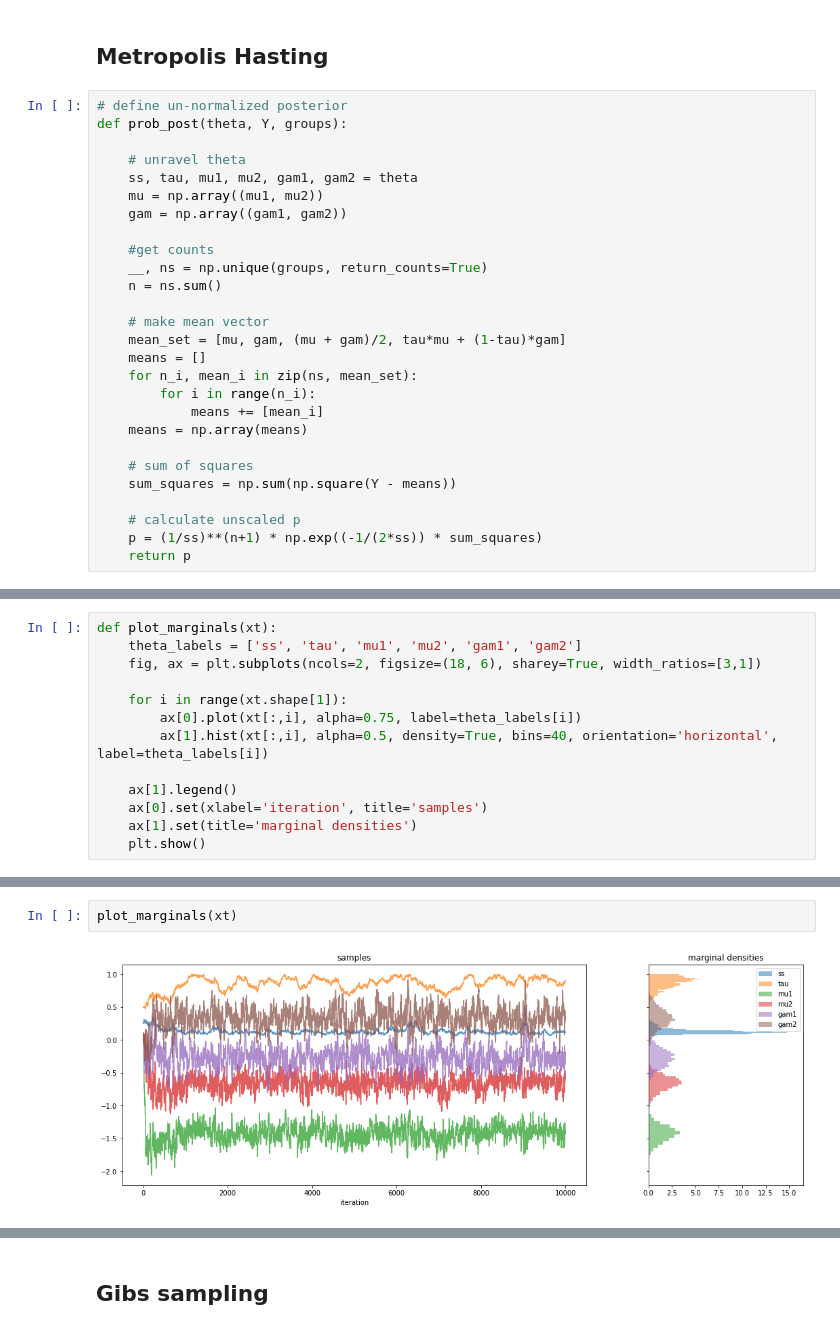
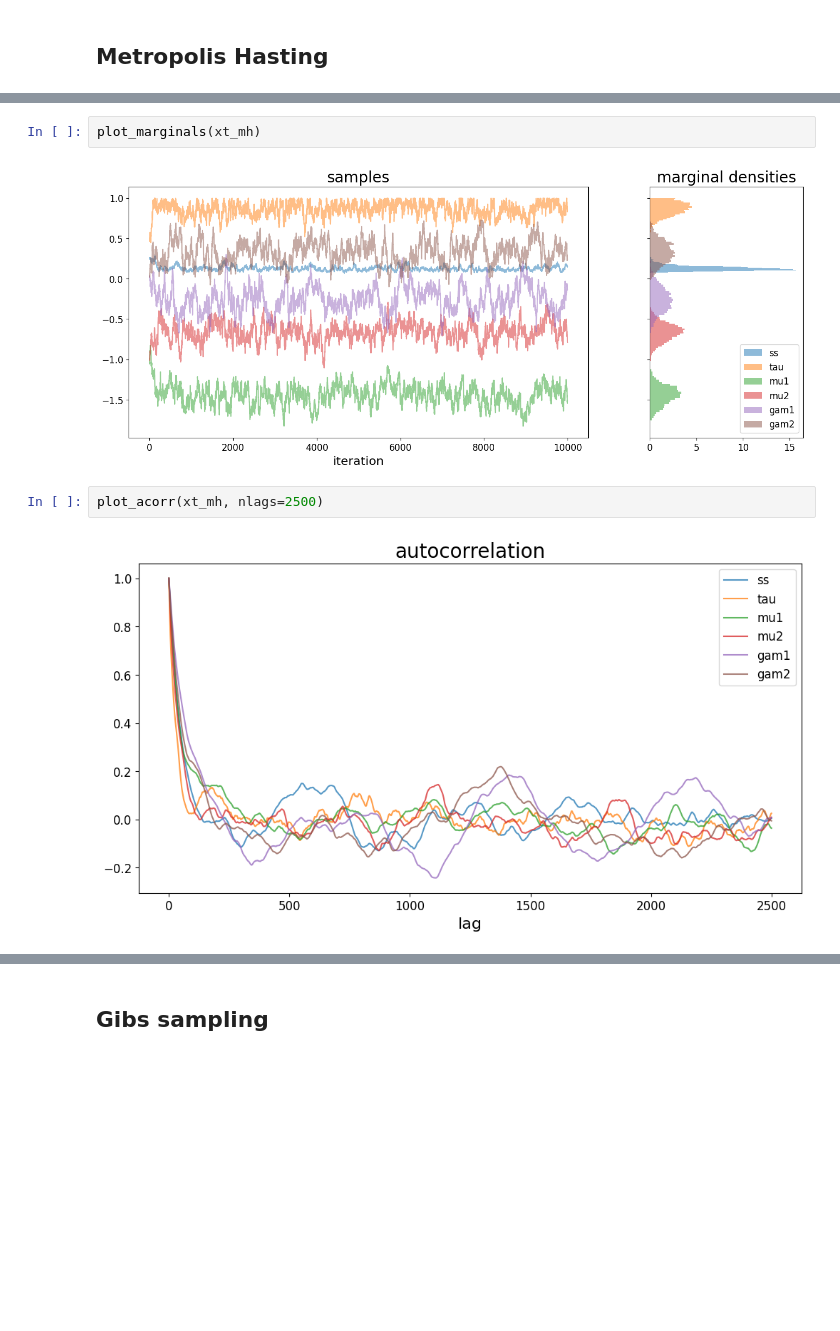
Before and after one commit to etrieschman/gene-expr, a Jupyter notebook: code/Trieschman_STATS370_Final.ipynb, the cells around one changed output, grey strips where cells are left out. Cells and saved outputs as stored; diff of their text form; blank space fills up the shorter version.

Commit message:
sample read-outs

```diff
--- a/code/Trieschman_STATS370_Final.ipynb
+++ b/code/Trieschman_STATS370_Final.ipynb
@@ -13,30 +23,3 @@ groups = data[:,0].astype(int)
 Y = data[:, 1:]
 # %% [markdown]
 ## Metropolis Hasting
-# %%
-# define un-normalized posterior
-def prob_post(theta, Y, groups):
-
-    # unravel theta
-    ss, tau, mu1, mu2, gam1, gam2 = theta
-    mu = np.array((mu1, mu2))
-    gam = np.array((gam1, gam2))
-
-    #get counts
-    __, ns = np.unique(groups, return_counts=True)
-    n = ns.sum()
-
-    # make mean vector
-    mean_set = [mu, gam, (mu + gam)/2, tau*mu + (1-tau)*gam]
-    means = []
-    for n_i, mean_i in zip(ns, mean_set):
-        for i in range(n_i):
-            means += [mean_i]
-    means = np.array(means)
-
-    # sum of squares
-    sum_squares = np.sum(np.square(Y - means))
-
-    # calculate unscaled p
-    p = (1/ss)**(n+1) * np.exp((-1/(2*ss)) * sum_squares)
-    return p
@@ -130,14 +64 @@ def plot_ar(cands, plot_status=False, status=np.nan):
-# %%
-def plot_marginals(xt):
-    theta_labels = ['ss', 'tau', 'mu1', 'mu2', 'gam1', 'gam2']
-    fig, ax = plt.subplots(ncols=2, figsize=(18, 6), sharey=True, width_ratios=[3,1])
-
-    for i in range(xt.shape[1]):
-        ax[0].plot(xt[:,i], alpha=0.75, label=theta_labels[i])
-        ax[1].hist(xt[:,i], alpha=0.5, density=True, bins=40, orientation='horizontal', label=theta_labels[i])
-
-    ax[1].legend()
-    ax[0].set(xlabel='iteration', title='samples')
-    ax[1].set(title='marginal densities')
-    plt.show()
 # %%
@@ -147,4 +68,8 @@ plot_ar(cands, plot_status=True, status=status)
 # %%
-plot_marginals(xt)
+plot_marginals(xt_mh)
 # %% [output]
-[figure, old version]
+[figure, new version]
+# %%
+plot_acorr(xt_mh, nlags=2500)
+# %% [output]
+[figure, added]
```
Also changed, not shown: parts of 18 cells of this notebook, 4 other files.
